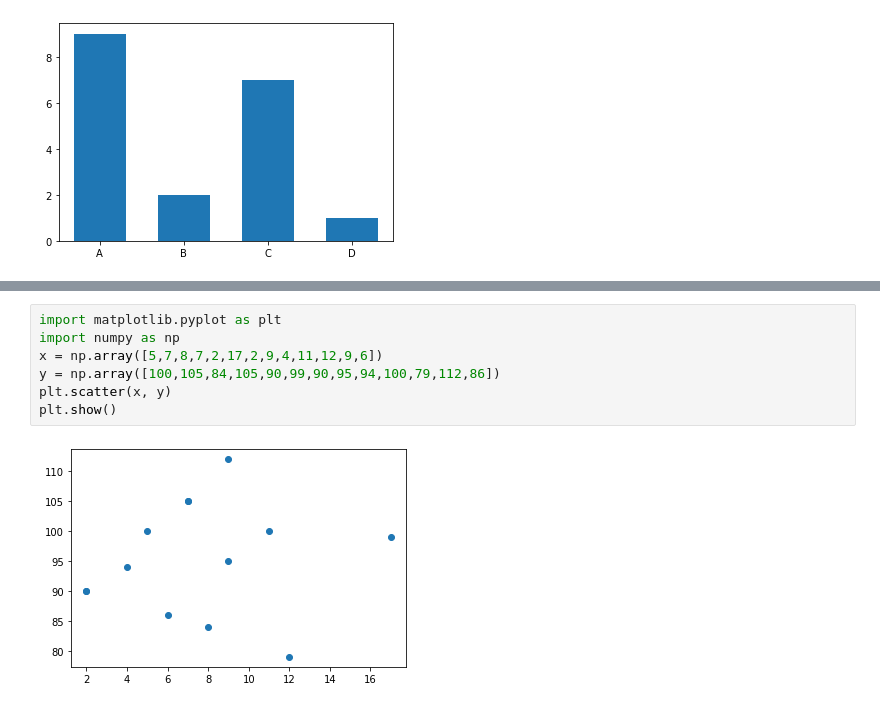
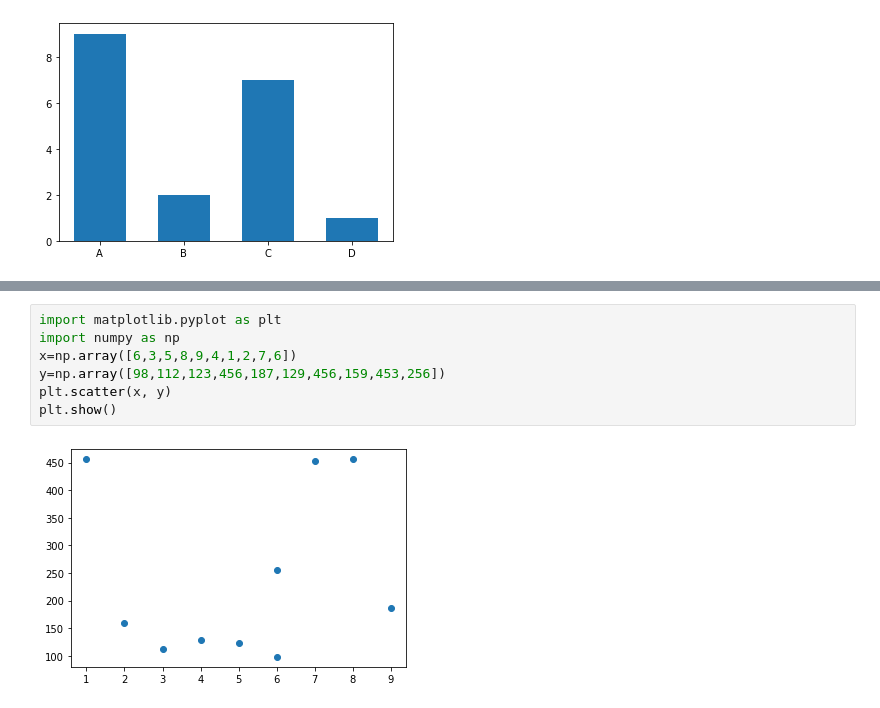
Before and after one commit to VU21CSEN0100182/PYTHON, a Jupyter notebook: PYTHON_MATPLOTLIB.ipynb, the cells around one changed output, grey strips where cells are left out. Drawn from its saved outputs; the diff is of its cells as text.

```diff
--- a/PYTHON_MATPLOTLIB.ipynb
+++ b/PYTHON_MATPLOTLIB.ipynb
@@ -199,9 +369,9 @@ plt.show()
 # %%
 import matplotlib.pyplot as plt
 import numpy as np
-x = np.array([5,7,8,7,2,17,2,9,4,11,12,9,6])
-y = np.array([100,105,84,105,90,99,90,95,94,100,79,112,86])
+x=np.array([6,3,5,8,9,4,1,2,7,6])
+y=np.array([98,112,123,456,187,129,456,159,453,256])
 plt.scatter(x, y)
 plt.show()
 # %% [output]
-[figure, old version]
+[figure, new version]
```
Also changed, not shown: parts of 29 cells of this notebook.
